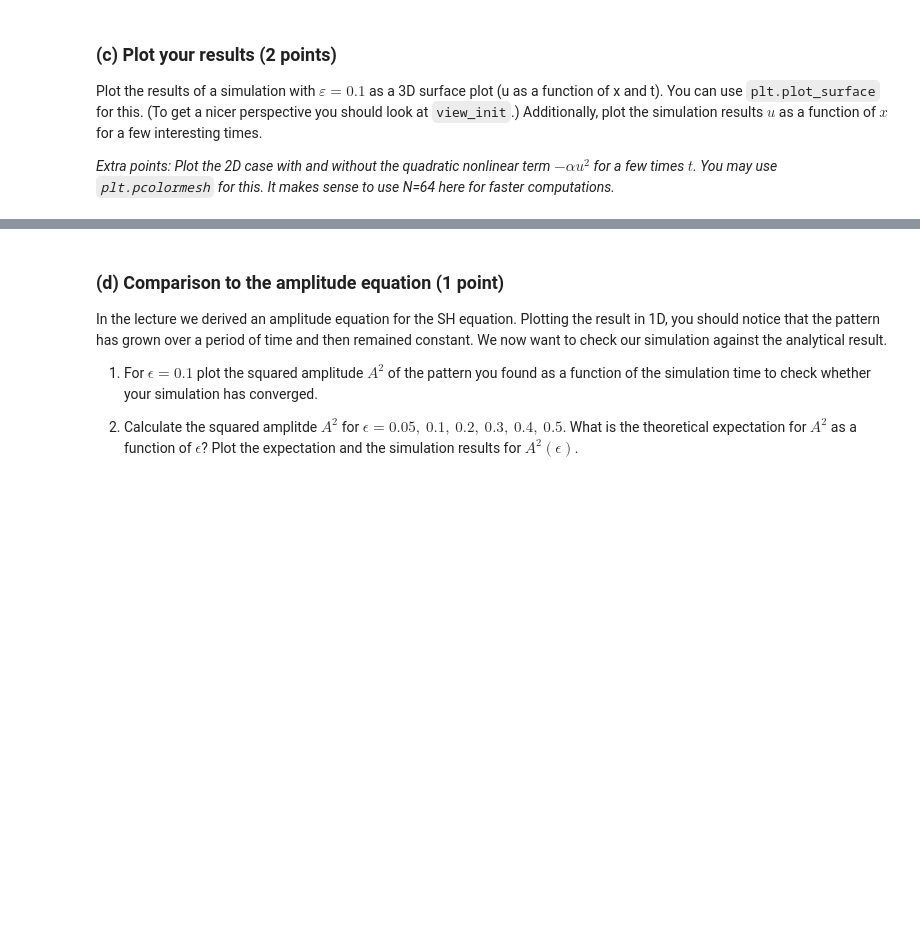
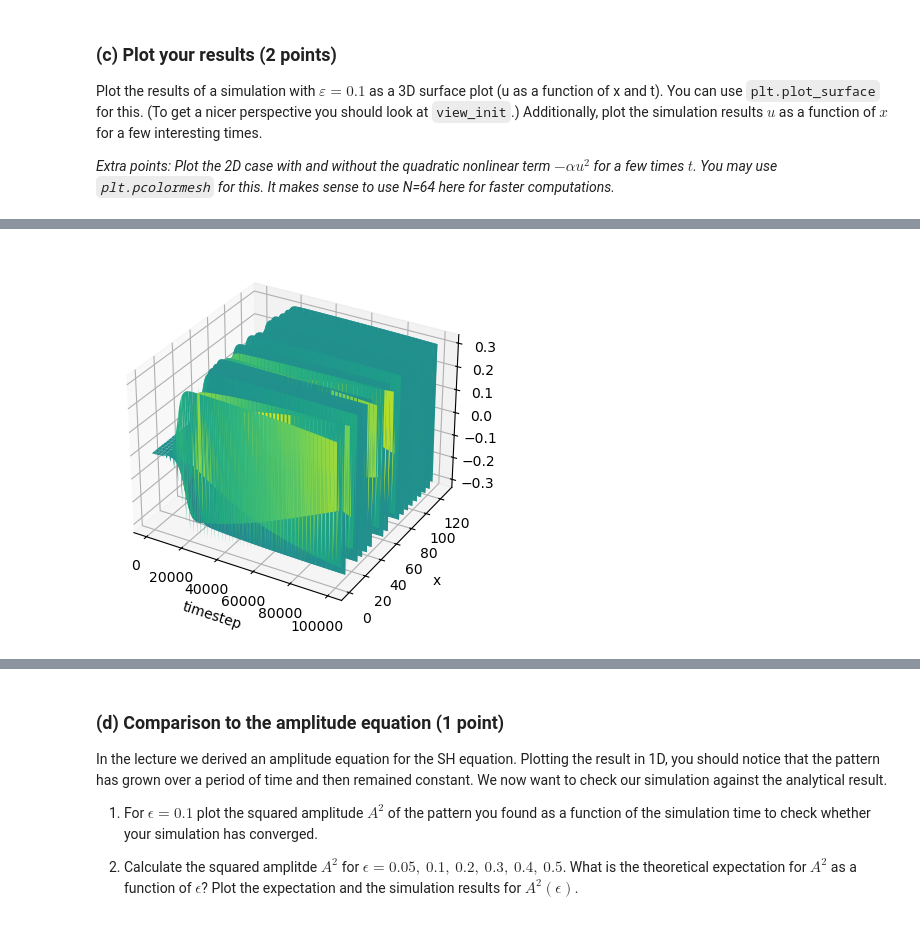
Before and after one commit to anuramat/uhd-nld, a Jupyter notebook: ex11/after/SH_exercise.ipynb, the cells around one changed output, grey strips where cells are left out. Drawn from its saved outputs; the diff is of its cells as text; code cells hidden in the pictures; blank space fills up the shorter version.

```diff
--- a/ex11/after/SH_exercise.ipynb
+++ b/ex11/after/SH_exercise.ipynb
@@ -183,0 +237,14 @@ Plot the results of a simulation with $\varepsilon=0.1$ as a 3D surface plot (u
+# %%
+fig = plt.figure()
+ax = fig.add_subplot(111, projection="3d")
+
+x = np.arange(sim.shape[1])
+t = np.arange(sim.shape[0])
+X, T = np.meshgrid(x, t)
+
+ax.plot_surface(T, X, sim, cmap="viridis")
+ax.set_xlabel("timestep")
+ax.set_ylabel("x")
+plt.show()
+# %% [output]
+[figure, added]
```
Also changed, not shown: parts of 15 cells of this notebook, 1 other file.
